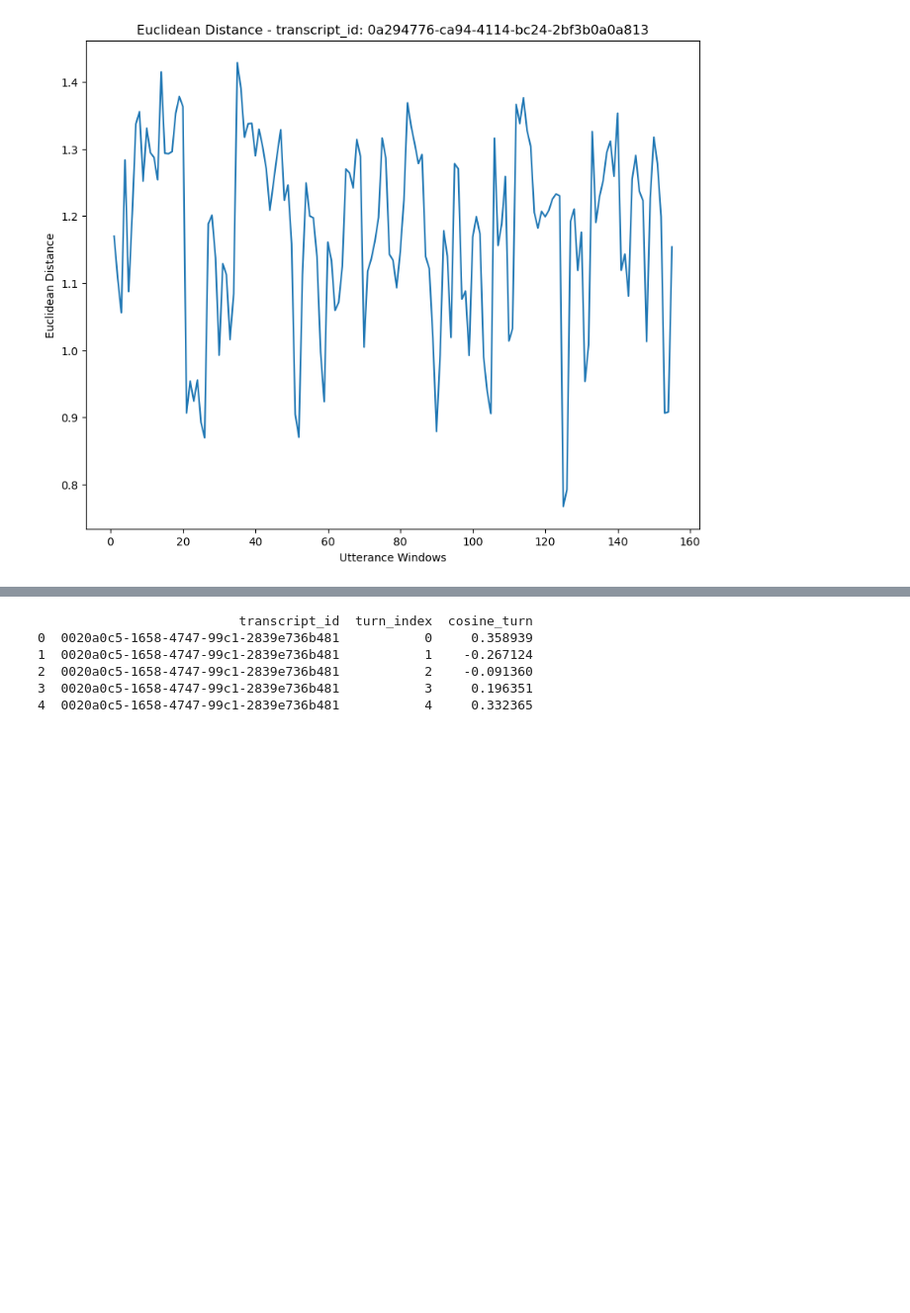
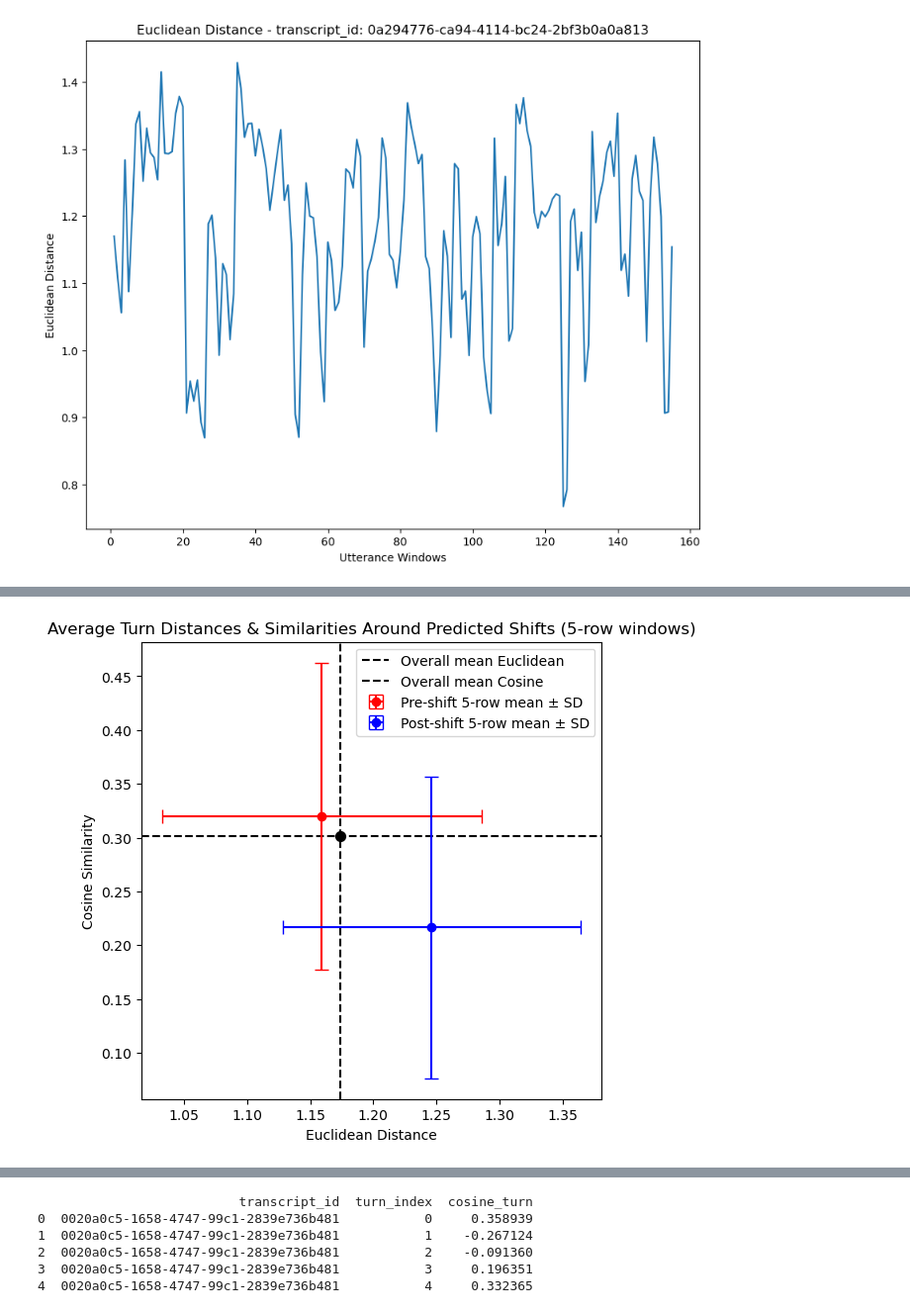
Before and after one commit to SocialInteractionLab/Candor, a Jupyter notebook: analysis-full/scripts/2-foraging-analyses.ipynb, the cells around one changed output, grey strips where cells are left out. Shown at 99% size. Cells and saved outputs as stored; diff of their text form; code cells hidden in the pictures; blank space fills up the shorter version.

```diff
--- a/analysis-full/scripts/2-foraging-analyses.ipynb
+++ b/analysis-full/scripts/2-foraging-analyses.ipynb
@@ -155,2 +377,83 @@ plt.show()
+# %%
+# now get the average turn angle and step length overall and for utterances before and after predicted shifts
+
+window_size = 5  # number of rows before/after predicted shift to average
+
+pre_shift_rows = []
+post_shift_rows = []
+
+for tid, group in foote_df.groupby('transcript_id'):
+    group = group.sort_values('turn_index').reset_index(drop=True)
+    predicted_idx = np.where(group['predicted_shift'] == 1)[0]
+
+    df_transcript = df[df['transcript_id'] == tid]
+
+    for idx in predicted_idx:
+        # --- Pre-shift window ---
+        start_pre = max(0, idx - window_size)
+        pre_window = group.iloc[start_pre:idx]
+
+        for _, row in pre_window.iterrows():
+            match = df_transcript[(df_transcript['A_start_turn'] <= row['turn_index']) &
+                                  (df_transcript['B_end_turn'] >= row['turn_index'])]
+            if not match.empty:
+                pre_shift_rows.append({
+                    'euclidean_distance': match['euclidean_distance'].values[0],
+                    'cosine_similarity': match['cosine_similarity'].values[0]
+                })
+
+        # --- Post-shift window ---
+        end_post = min(len(group), idx + 1 + window_size)
+        post_window = group.iloc[idx+1:end_post]
+
+        for _, row in post_window.iterrows():
+            match = df_transcript[(df_transcript['A_start_turn'] <= row['turn_index']) &
+                                  (df_transcript['B_end_turn'] >= row['turn_index'])]
+            if not match.empty:
+                post_shift_rows.append({
+                    'euclidean_distance': match['euclidean_distance'].values[0],
+                    'cosine_similarity': match['cosine_similarity'].values[0]
+                })
+
+# Combine into DataFrames
+pre_shift_df = pd.DataFrame(pre_shift_rows).dropna()
+post_shift_df = pd.DataFrame(post_shift_rows).dropna()
+
+# Compute mean and SD
+pre_mean_euc, pre_sd_euc = pre_shift_df['euclidean_distance'].mean(), pre_shift_df['euclidean_distance'].std()
+pre_mean_cos, pre_sd_cos = pre_shift_df['cosine_similarity'].mean(), pre_shift_df['cosine_similarity'].std()
+
+post_mean_euc, post_sd_euc = post_shift_df['euclidean_distance'].mean(), post_shift_df['euclidean_distance'].std()
+post_mean_cos, post_sd_cos = post_shift_df['cosine_similarity'].mean(), post_shift_df['cosine_similarity'].std()
+
+# --- Plot ---
+fig, ax = plt.subplots(figsize=(6,6))
+
+# Overall mean lines
+ax.axvline(df['euclidean_distance'].mean(), color='black', linestyle='--', label='Overall mean Euclidean')
+ax.axhline(df['cosine_similarity'].mean(), color='black', linestyle='--', label='Overall mean Cosine')
+
+# Intersection point
+ax.scatter(df['euclidean_distance'].mean(), df['cosine_similarity'].mean(), color='black', s=50, zorder=5)
+
+# Pre-shift window mean ± SD
+ax.errorbar(pre_mean_euc, pre_mean_cos,
+            xerr=pre_sd_euc, yerr=pre_sd_cos,
+            fmt='o', color='red', ecolor='red', capsize=5,
+            label=f'Pre-shift {window_size}-row mean ± SD')
+
+# Post-shift window mean ± SD
+ax.errorbar(post_mean_euc, post_mean_cos,
+            xerr=post_sd_euc, yerr=post_sd_cos,
+            fmt='o', color='blue', ecolor='blue', capsize=5,
+            label=f'Post-shift {window_size}-row mean ± SD')
+
+ax.set_xlabel('Euclidean Distance')
+ax.set_ylabel('Cosine Similarity')
+ax.set_title(f'Average Turn Distances & Similarities Around Predicted Shifts ({window_size}-row windows)')
+ax.legend()
+plt.show()
+# %% [output]
+[figure, added]
 # %% [markdown]
 ## Cosine of the turn angle
```
Also changed, not shown: parts of 12 cells of this notebook.
